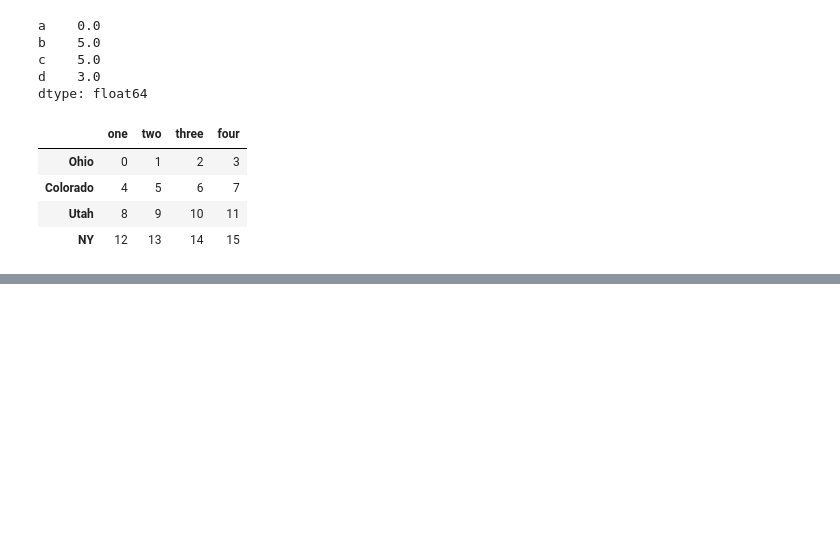
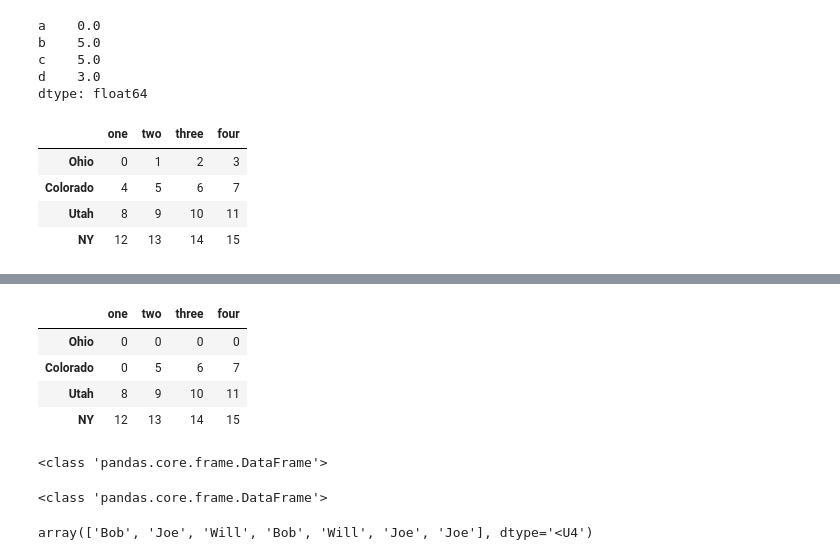
Before and after one commit to hopezh/learn_python_for_data_analysis, a Jupyter notebook: ch4_numpy_v01.ipynb, the cells around one changed output, grey strips where cells are left out. Cells and saved outputs as stored; diff of their text form; code cells hidden in the pictures; blank space fills up the shorter version.

```diff
--- a/ch4_numpy_v01.ipynb
+++ b/ch4_numpy_v01.ipynb
@@ -443,0 +458,18 @@ report the values in each row for the columns labeled "three" and "one":
+# %%
+# assign zero to all cells with value < 5
+data[data < 5] = 0
+data
+# %% [output]
+|  | one | two | three | four |
+| Ohio | 0 | 0 | 0 | 0 |
+| Colorado | 0 | 5 | 6 | 7 |
+| Utah | 8 | 9 | 10 | 11 |
+| NY | 12 | 13 | 14 | 15 |
+# %%
+print(type(data<5))
+# %% [output]
+<class 'pandas.core.frame.DataFrame'>
+# %%
+print(type(data))
+# %% [output]
+<class 'pandas.core.frame.DataFrame'>
@@ -443,0 +479,4 @@ report the values in each row for the columns labeled "three" and "one":
+# %%
+names
+# %% [output]
+array(['Bob', 'Joe', 'Will', 'Bob', 'Will', 'Joe', 'Joe'], dtype='<U4')
```
Also changed, not shown: parts of 35 cells of this notebook.
